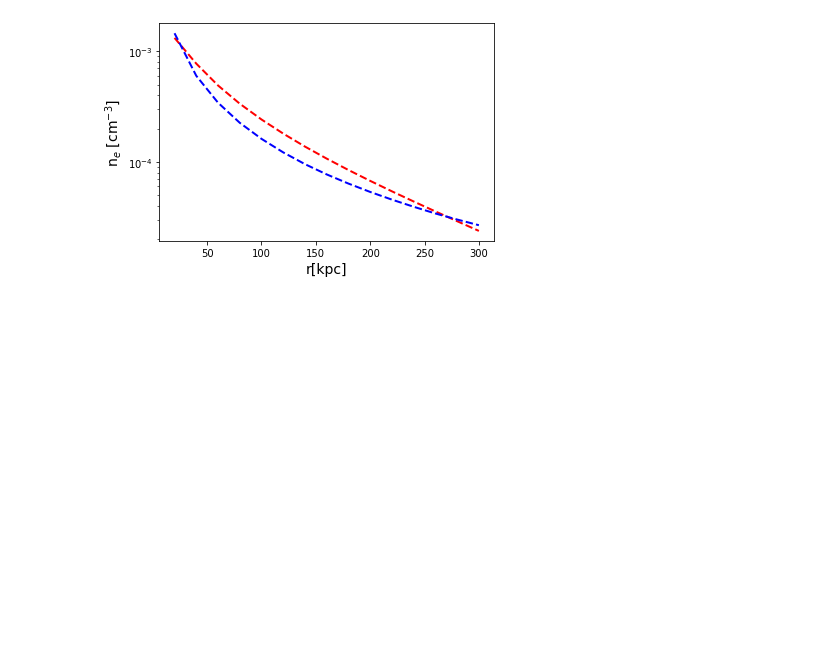
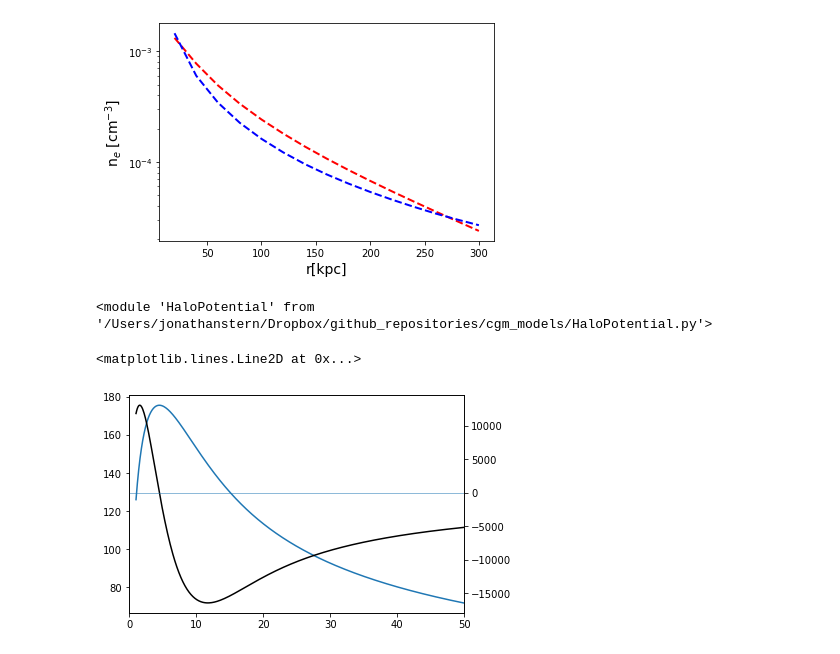
Before and after one commit to psingh220/scam_cgm, a Jupyter notebook: example.ipynb, the cells around one changed output. Drawn from its saved outputs; the diff is of its cells as text; code cells hidden in the pictures; blank space fills up the shorter version.

Commit message:
added galaxy to potential fixed bug in dln v_c/dln r in NFW potential

```diff
--- a/example.ipynb
+++ b/example.ipynb
@@ -105,3 +105,17 @@ plt.show()
 [figure]
 [figure]
 [figure]
+# %%
+from importlib import reload
+reload(Halo)
+# %% [output]
+<module 'HaloPotential' from '/Users/jonathanstern/Dropbox/github_repositories/cgm_models/HaloPotential.py'>
+# %%
+#this example initializes an NFW potential
+import HaloPotential as Halo
+z=0.0001
+Mvir=1e12*un.M_sun
+cvir=10
+potential = Halo.NFW_withGalaxy(Mvir=Mvir,z=z,cvir=cvir,Mgalaxy=6e10*un.Msun,scale_length=2.5*un.kpc)
+potential1 = Halo.NFW_withGalaxy(Mvir=1e-10*un.Msun,z=z,cvir=cvir,Mgalaxy=6e10*un.Msun,scale_length=2.5*un.kpc)
+potential0 = Halo.NFW(Mvir=Mvir,z=z,cvir=cvir)
@@ -107,0 +124,13 @@ plt.show()
+# %%
+r=np.arange(1,50,0.1)*un.kpc
+pl.plot(r,potential1.vc(r))
+Rd = 2.5*un.kpc; Mgalaxy=6e10*un.Msun
+dvc2_glx_dr = ((cons.G*Mgalaxy / r).to('km**2/s**2')/r *
+                       (np.e**(-r/Rd)*(r**2+Rd**2+r*Rd)/Rd**2 - 1))
+pl.twinx()
+pl.plot(r,(r*dvc2_glx_dr),c='k')
+pl.xlim(0,50)
+pl.axhline(0.,lw=0.5)
+# %% [output]
+<matplotlib.lines.Line2D at 0x...>
+[figure, added]
```
Also changed, not shown: parts of 23 cells of this notebook, 1 other file.
